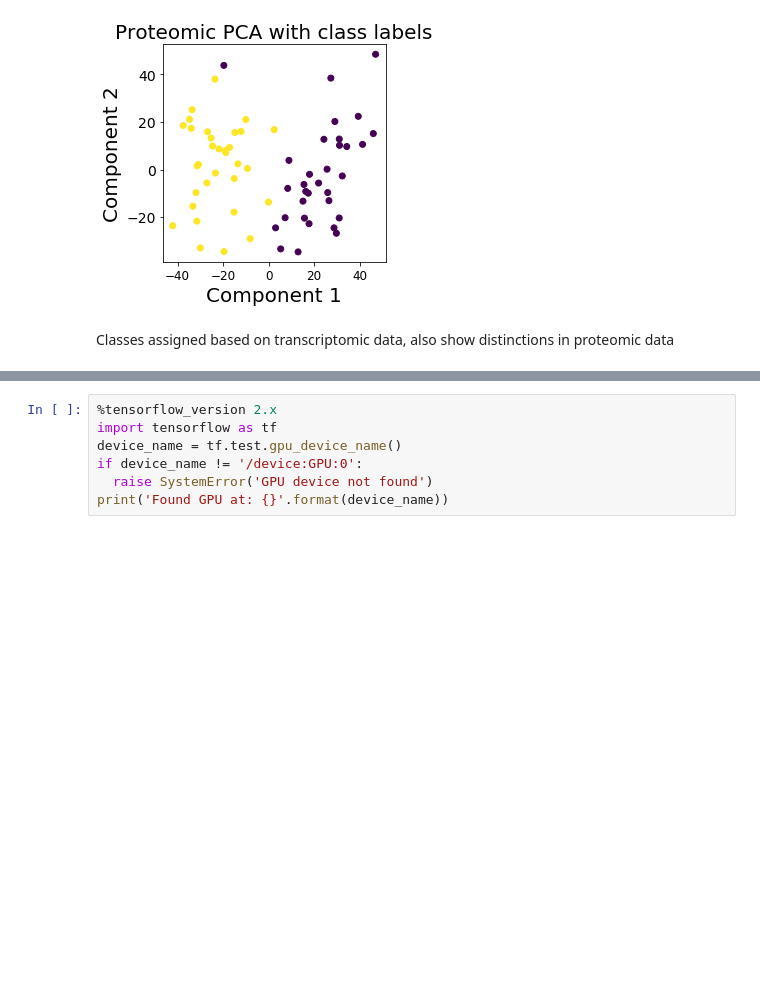
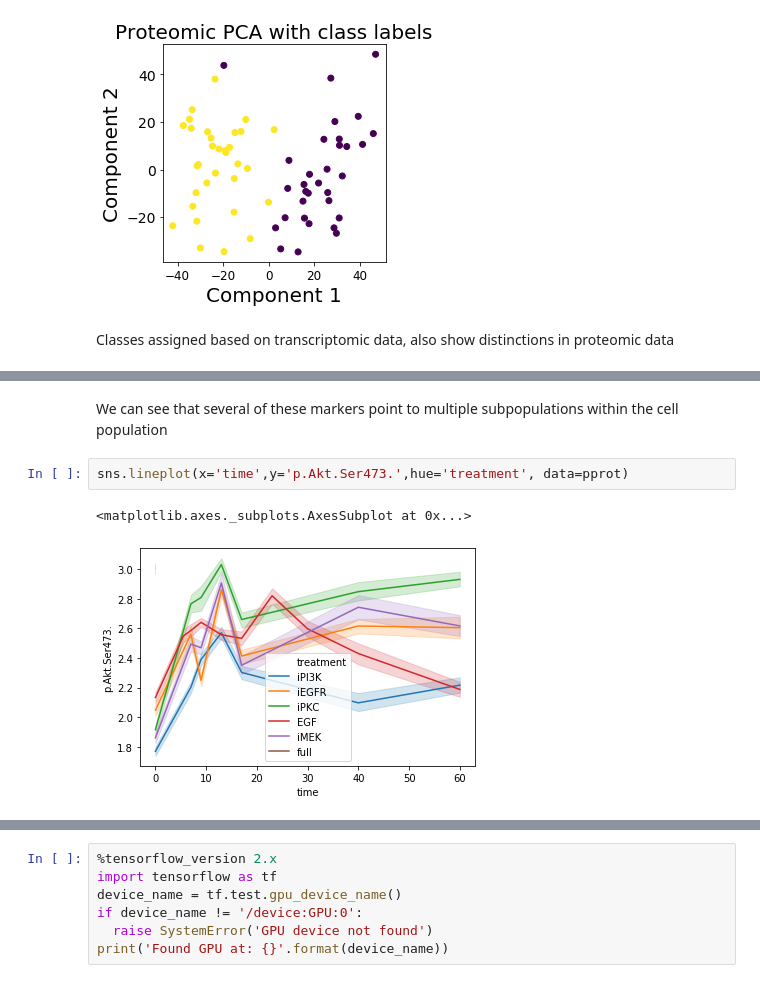
Before and after one commit to jtwang1027/cancer_omics, a Jupyter notebook: cell_line_exploration.ipynb, the cells around one changed output, grey strips where cells are left out. Saved outputs shown, nothing was run; the diff lists cells and outputs as text; blank space fills up the shorter version.

```diff
--- a/cell_line_exploration.ipynb
+++ b/cell_line_exploration.ipynb
@@ -149,0 +206,7 @@ pca_plot('/content/drive/My Drive/complete_cell_lines/184a1.csv',catcol='treatme
+# %% [markdown]
+We can see that several of these markers point to multiple subpopulations within the cell population
+# %%
+sns.lineplot(x='time',y='p.Akt.Ser473.',hue='treatment', data=pprot)
+# %% [output]
+<matplotlib.axes._subplots.AxesSubplot at 0x...>
+[figure, added]
```
Also changed, not shown: parts of 35 cells of this notebook.
